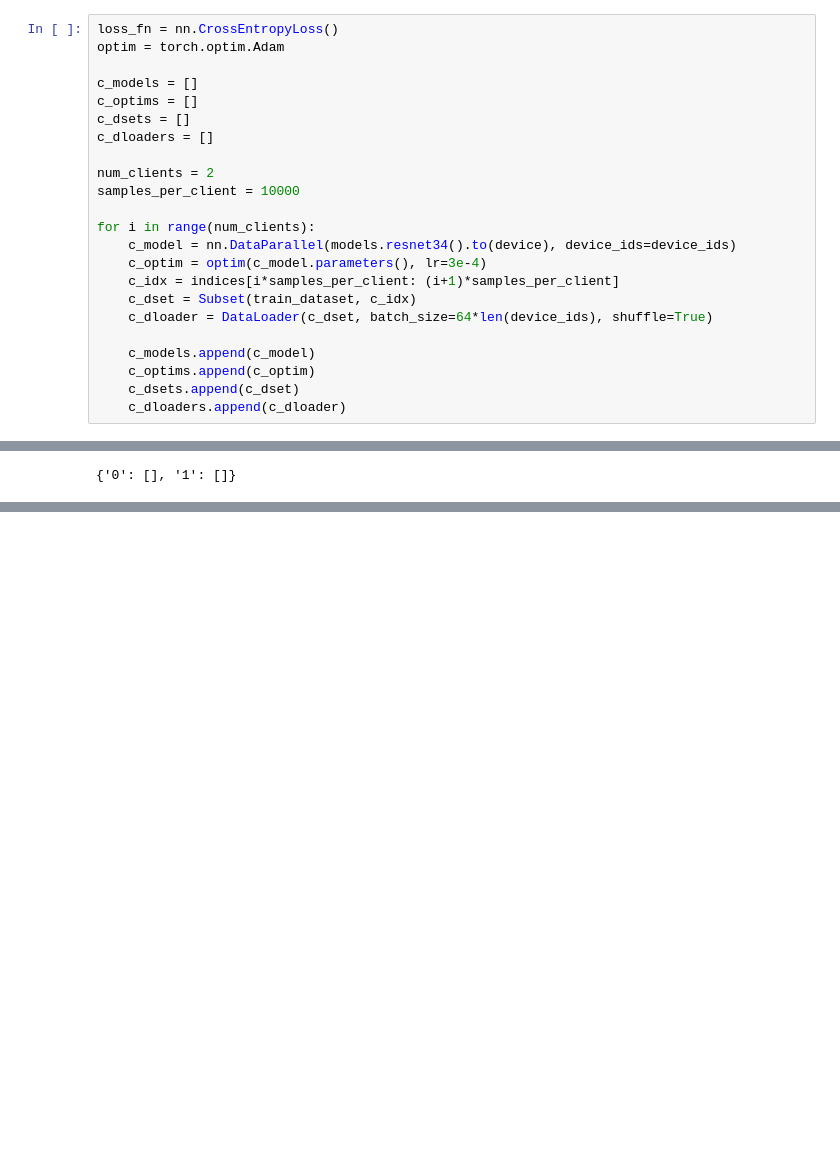
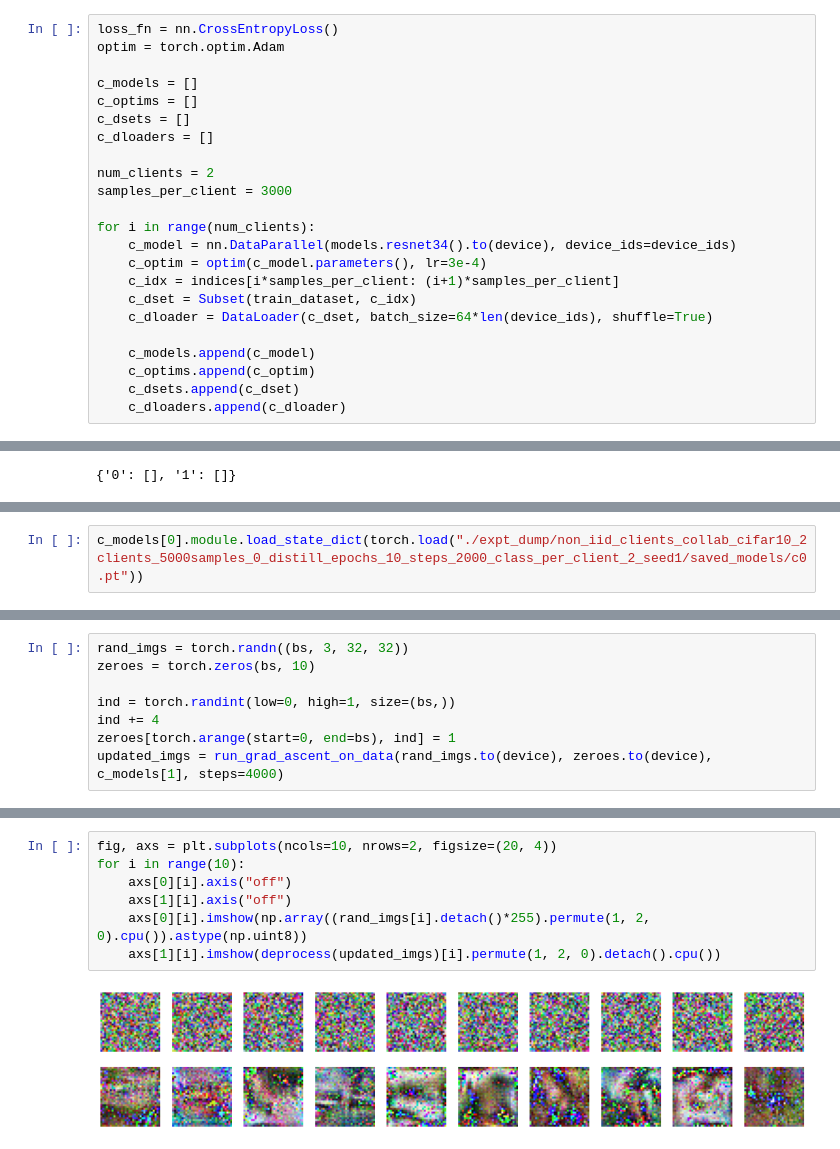
Before and after one commit to GauriGupta19/codream, a Jupyter notebook: n_clients_baseline.ipynb, the cells around one changed output, grey strips where cells are left out. Cells and saved outputs as stored; diff of their text form; blank space fills up the shorter version.

Commit message:
fix the optimization issue; works in iid-collab setup now but not non-iid

```diff
--- a/n_clients_baseline.ipynb
+++ b/n_clients_baseline.ipynb
@@ -75,7 +75,7 @@ c_dsets = []
 c_dloaders = []
 
 num_clients = 2
-samples_per_client = 10000
+samples_per_client = 3000
 
 for i in range(num_clients):
     c_model = nn.DataParallel(models.resnet34().to(device), device_ids=device_ids)
@@ -345,0 +356,2 @@ bs
+# %%
+c_models[0].module.load_state_dict(torch.load("./expt_dump/non_iid_clients_collab_cifar10_2clients_5000samples_0_distill_epochs_10_steps_2000_class_per_client_2_seed1/saved_models/c0.pt"))
@@ -345,0 +360,8 @@ bs
+# %%
+rand_imgs = torch.randn((bs, 3, 32, 32))
+zeroes = torch.zeros(bs, 10)
+
+ind = torch.randint(low=0, high=1, size=(bs,))
+ind += 4
+zeroes[torch.arange(start=0, end=bs), ind] = 1
+updated_imgs = run_grad_ascent_on_data(rand_imgs.to(device), zeroes.to(device), c_models[1], steps=4000)
@@ -345,0 +386,9 @@ bs
+# %%
+fig, axs = plt.subplots(ncols=10, nrows=2, figsize=(20, 4))
+for i in range(10):
+    axs[0][i].axis("off")
+    axs[1][i].axis("off")
+    axs[0][i].imshow(np.array((rand_imgs[i].detach()*255).permute(1, 2, 0).cpu()).astype(np.uint8))
+    axs[1][i].imshow(deprocess(updated_imgs)[i].permute(1, 2, 0).detach().cpu())
+# %% [output]
+[figure, added]
```
Also changed, not shown: parts of 15 cells of this notebook, 8 other files.
